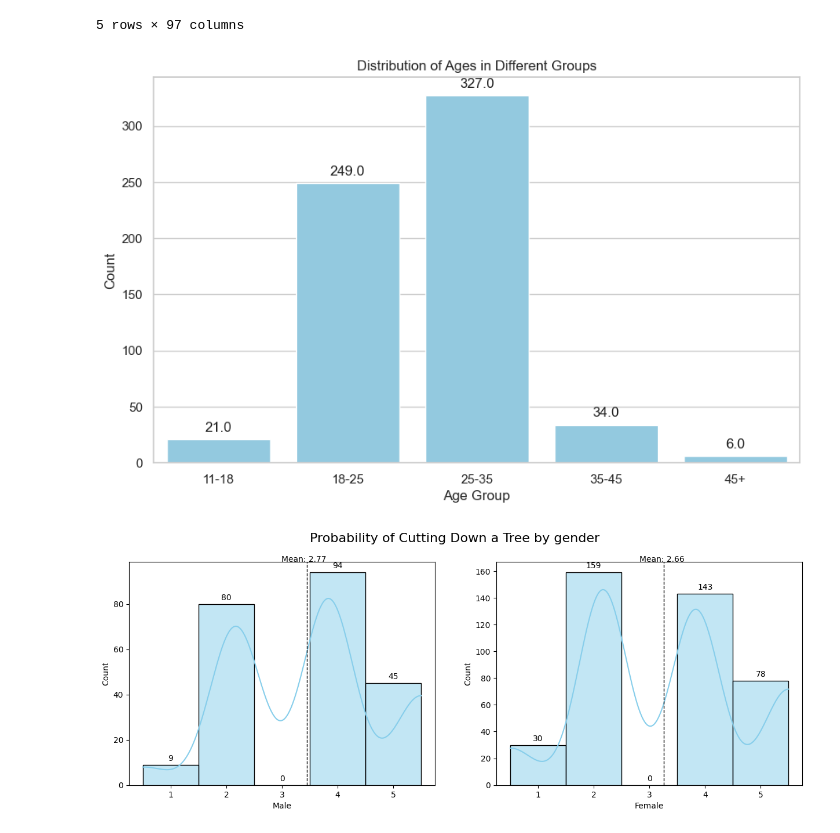
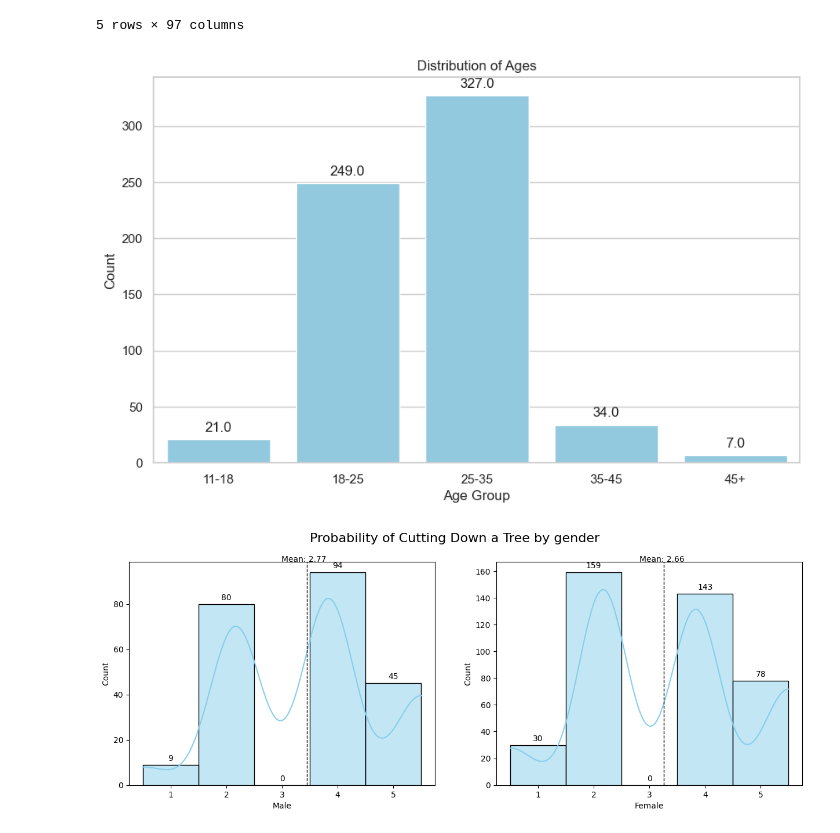
Before and after one commit to Kafrawy31/Data-Science-CW, a Jupyter notebook: main.ipynb, the cells around one changed output. Drawn from its saved outputs; the diff is of its cells as text; code cells hidden in the pictures.

```diff
--- a/main.ipynb
+++ b/main.ipynb
@@ -32,31 +32,31 @@ dtype: int64
 # %%
 # Convert 'A5' to numeric
 data['A5'] = pd.to_numeric(data['A5'], errors='coerce')
 
 # Define bins(ranges of ages) [11-18, 18-25, 25-35, 35-45, 45-55,] and labels
-bins = [11, 18, 25, 35, 45, 55]
-labels = ['11-18', '18-25', '25-35', '35-45', '45-55']
+bins = [11, 18, 25, 35, 45, np.inf]
+labels = ['11-18', '18-25', '25-35', '35-45', '45+']
 
 # Create age categories
 data['AgeGroup'] = pd.cut(data['A5'], bins=bins, labels=labels, right=False)
 
 # Plot the histogram
 plt.figure(figsize=(10, 6))
 sns.set(style="whitegrid")
 ax = sns.barplot(x=data['AgeGroup'].value_counts().index, y=data['AgeGroup'].value_counts().values, color='skyblue')
 
 # Add count annotations above each bar
 for p in ax.patches:
     ax.annotate(f'{p.get_height()}', (p.get_x() + p.get_width() / 2., p.get_height()), ha='center', va='center', xytext=(0, 10), textcoords='offset points')
 
 # Add labels and title
 plt.xlabel('Age Group')
 plt.ylabel('Count')
-plt.title('Distribution of Ages in Different Groups')
+plt.title('Distribution of Ages')
 
 plt.show()
 # %% [output]
-[figure, old version]
+[figure, new version]
 # %%
 
 #assigning the cutting down tree column
```
Also changed, not shown: parts of 9 cells of this notebook.
